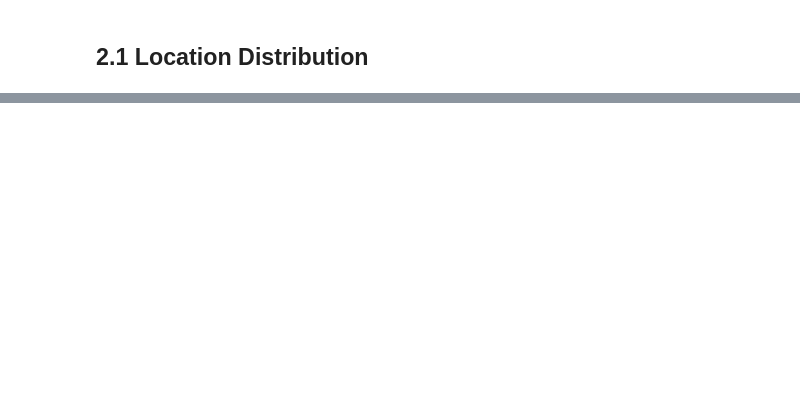
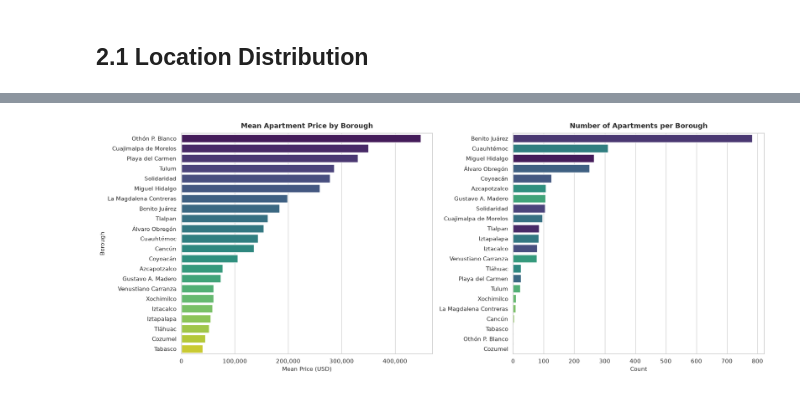
Before and after one commit to DominicNyabuto/Data-Science-Machine-Learning-Projects-, a Jupyter notebook: Project-1/notebook.ipynb, the cells around one changed output, grey strips where cells are left out. Drawn from its saved outputs; the diff is of its cells as text; code cells hidden in the pictures; blank space fills up the shorter version.

```diff
--- a/Project-1/notebook.ipynb
+++ b/Project-1/notebook.ipynb
@@ -426,0 +419,4 @@ In this section, I explore the data via visualization to learn more about the CD
+# %%
+# Creating a log transformation column for 'price_aprox_usd'
+df1['log_price_aprox_used'] = np.log(df1['price_aprox_usd'])
+df1.head()
@@ -426,0 +455,7 @@ In this section, I explore the data via visualization to learn more about the CD
+# %%
+# Filling the missing lat/lon with the average of their specific borough
+df1['lat'] = df1['lat'].fillna(df1.groupby('borough')['lat'].transform('mean'))
+df1['lon'] = df1['lon'].fillna(df1.groupby('borough')['lon'].transform('mean'))
+
+# confirming `0` NaN values remain
+print(df1.info())
@@ -444,0 +514,4 @@ fig.show()
+# %%
+#Creating a series `mean_price_by_borough` using groupby to show the mean home price in each borough in CDMX
+mean_price_by_borough = df1.groupby('borough')['price_aprox_usd'].mean().sort_values(ascending = True)
+mean_price_by_borough.head()
@@ -444,0 +526,50 @@ fig.show()
+# %%
+## Bar charts showing the mean price and the number of apartments by borough in CDMX
+
+# Preparing data for the first bar chart (Mean Apartment Price per Borough)
+df_price = mean_price_by_borough.reset_index()
+df_price.columns = ['borough', 'mean_price']
+df_price = df_price.sort_values(by='mean_price', ascending=False)
+
+# Preparing data for second bar chart (Number of Apartments per Borough)
+count_order = df1['borough'].value_counts().index
+
+
+
+# Creating Bar Charts
+fig, axes = plt.subplots(nrows=1, ncols=2, figsize=(18, 7))
+
+# --- Bar Chart 1: Mean Apartment Price ---
+sns.barplot(
+    data=df_price,
+    x='mean_price',
+    y='borough',
+    hue='borough',
+    legend=False,
+    palette='viridis',
+    ax=axes[0]        # Assign to the first subplot axis
+)
+axes[0].set_title('Mean Apartment Price by Borough', fontsize=13, fontweight='bold', pad=10)
+axes[0].set_xlabel('Mean Price (USD)', fontsize=11)
+axes[0].set_ylabel('Borough', fontsize=11)
+axes[0].xaxis.set_major_formatter(plt.FuncFormatter(lambda x, loc: f"{int(x):,}"))
+
+# --- Bar Chart 2: Number of Apartments ---
+sns.countplot(
+    data=df1,
+    y='borough',
+    hue='borough',
+    order=count_order,
+    palette='viridis',
+    legend=False,
+    ax=axes[1]        # Assign to the second subplot axis
+)
+axes[1].set_title('Number of Apartments per Borough', fontsize=13, fontweight='bold', pad=10)
+axes[1].set_xlabel('Count', fontsize=11)
+axes[1].set_ylabel('')  # Remove y-label to avoid cluttering the middle space
+
+# display
+plt.tight_layout()
+plt.show()
+# %% [output]
+[figure, added]
```
Also changed, not shown: parts of 18 cells of this notebook.
